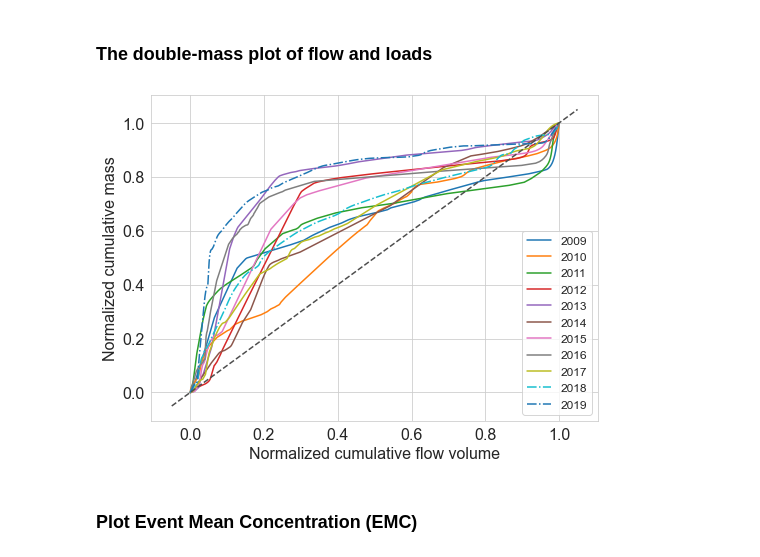
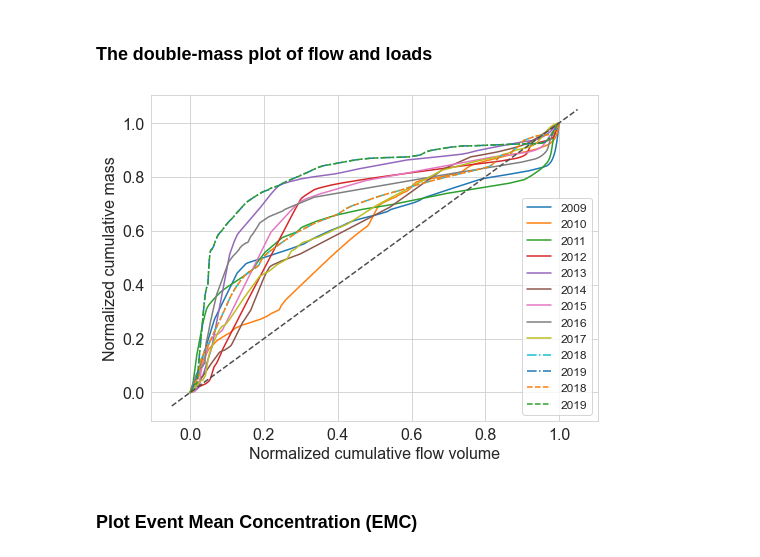
Before and after one commit to QianWanghhu/wqd_analyze, a Jupyter notebook: src/Plotings.ipynb, the cells around one changed output. Cells and saved outputs as stored; diff of their text form; code cells hidden in the pictures.

Commit message:
Modify the plottings

```diff
--- a/src/Plotings.ipynb
+++ b/src/Plotings.ipynb
@@ -40,7 +60,7 @@ cq_line_plot(cq_sliced, ylabel_str, cols, logy=True)
 # %% [markdown]
 ### The double-mass plot of flow and loads
 # %%
-def double_mass_line(df, xycols, fs, xlabel, ylabel, legd, ls=None, ax=None):
+def double_mass_line(df, xycols, fs, xlabel, ylabel, legd=None, ls=None, ax=None):
     ax = df.plot(x=xycols[0], y= xycols[1], ax=ax, ls=ls)
     ax.set_xlabel(xlabel, fontsize=fs)
     ax.set_ylabel(ylabel, fontsize=fs)
@@ -51,6 +71,9 @@ df_day = pd.read_excel(f'{outpath}{fn_day}.xlsx', None);
 # %%
 fn_hour = 'obs_year_cumulative_ratio_hour'
 df_hour = pd.read_excel(f'{outpath}{fn_hour}.xlsx', None);
+# %%
+fn_mod = 'mod_year_cumulative_ratio_day'
+df_mod = pd.read_excel(f'{outpath}{fn_hour}.xlsx', None);
 # %%
 # read inputs (*cumulative_ratio*.xlsx)
 xylabel = ['cumul_flow_ratio', 'cumul_load_ratio']
@@ -60,22 +83,25 @@ fs=16; fs_legd = 12
 # %%
 sns.set_style('whitegrid')
 # sns.set_style("ticks", {"xtick.major.size": 14, "ytick.major.size": 14})
 plt.figure(figsize=(8, 6))
 ax = plt.subplot(111)
 legd = []
 for _, val in df_day.items():
     legd.append(str(val.values[0][0])[0:4])
     double_mass_line(val, xylabel, fs, xlabel, ylabel, legd, ax=ax)
 for _, val in df_hour.items():
     legd.append(str(val.values[0][0])[0:4])
     double_mass_line(val, xylabel, fs, xlabel, ylabel, legd, ax=ax, ls='-.')
+for _, val in df_mod.items():
+    legd.append(str(val.values[0][0])[0:4])
+    double_mass_line(val, xylabel, fs, xlabel, ylabel, legd, ax=ax, ls='--')
 ax.legend(legd, fontsize=fs_legd);
 ax.plot(ax.get_xlim(), ax.get_xlim(), ls="--", c=".3")
 ax.set_yticklabels(np.round(ax.get_yticks(), 2), size = 16);
 ax.set_xticklabels(np.round(ax.get_xticks(), 2), size = 16);
-plt.savefig(f'{outpath}figs/{fn_day}_hour.png', format='png', dpi=400)
+# plt.savefig(f'{outpath}figs/{fn_day}_hour.png', format='png', dpi=400)
 # %% [output]
-[figure, old version]
+[figure, new version]
 # %% [markdown]
 ### Plot Event Mean Concentration (EMC)
 # %%
```
Also changed, not shown: parts of 10 cells of this notebook.
